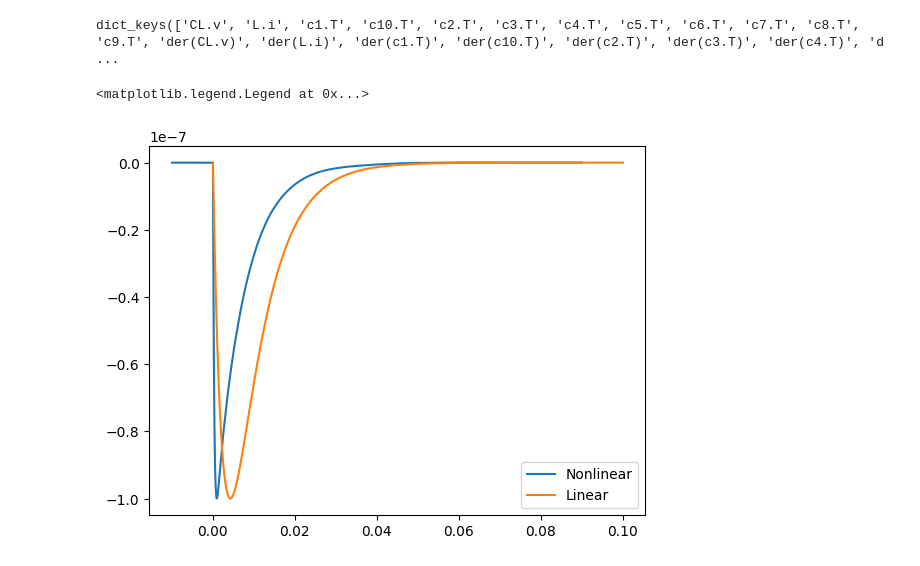
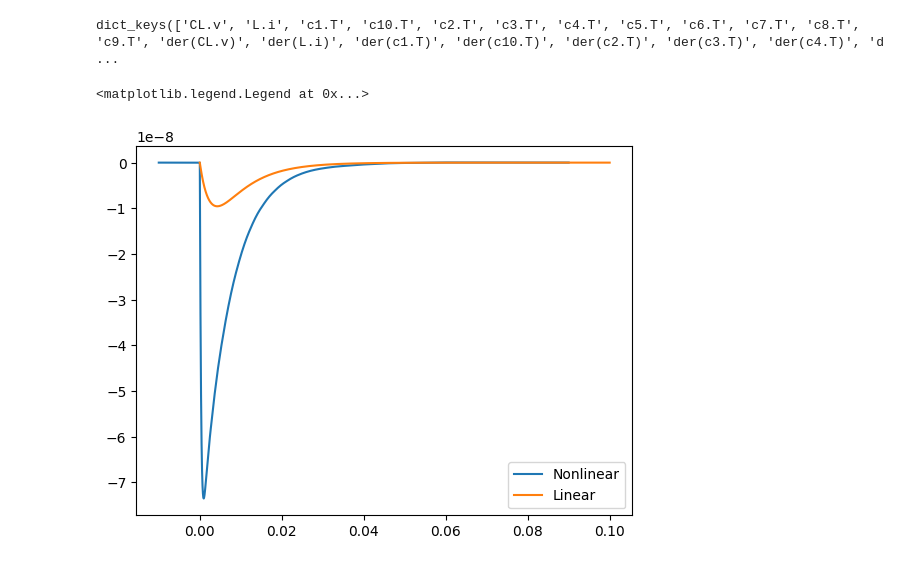
Before and after one commit to EdmondRen/TES_thermal_model, a Jupyter notebook: python/analysis.ipynb, the cells around one changed output. Drawn from its saved outputs; the diff is of its cells as text; code cells hidden in the pictures.

```diff
--- a/python/analysis.ipynb
+++ b/python/analysis.ipynb
@@ -188,11 +174,12 @@ print(data.keys())
 # %% [output]
 dict_keys(['CL.v', 'L.i', 'c1.T', 'c10.T', 'c2.T', 'c3.T', 'c4.T', 'c5.T', 'c6.T', 'c7.T', 'c8.T', 'c9.T', 'der(CL.v)', 'der(L.i)', 'der(c1.T)', 'der(c10.T)', 'der(c2.T)', 'der(c3.T)', 'der(c4.T)', 'd ...
 # %%
+energy =  200e3 * scipy.constants.e
 y_nonlinear = data['c1.i'] - np.mean(data['c1.i'][:10])
-y_linear = y[:,1]/max(abs(y[:,1]))
+y_linear = y[:,1] * energy # model.external_input_coeff[2]#/max(abs(y[:,1]))
 plt.plot(time_steps-0.01, y_nonlinear, label="Nonlinear")
-plt.plot(t, y_linear * max(abs(y_nonlinear)), label="Linear")
+plt.plot(t, y_linear, label="Linear")
 plt.legend()
 # %% [output]
 <matplotlib.legend.Legend at 0x...>
-[figure, old version]
+[figure, new version]
```
Also changed, not shown: parts of 9 cells of this notebook, 4 other files.
